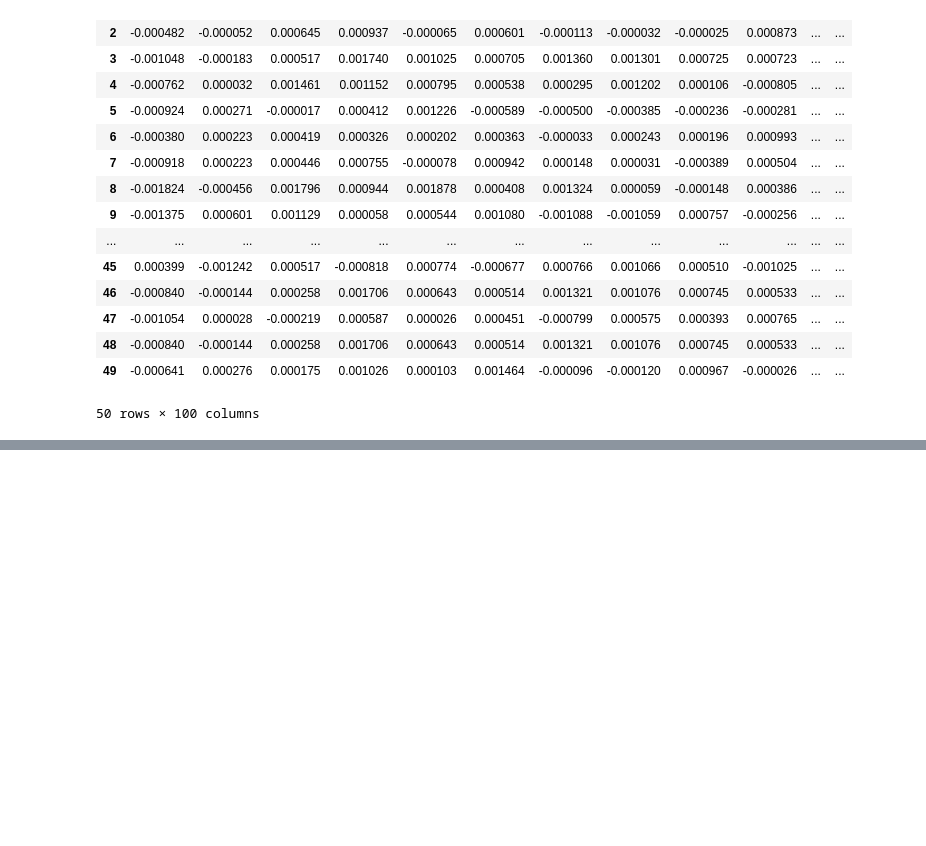
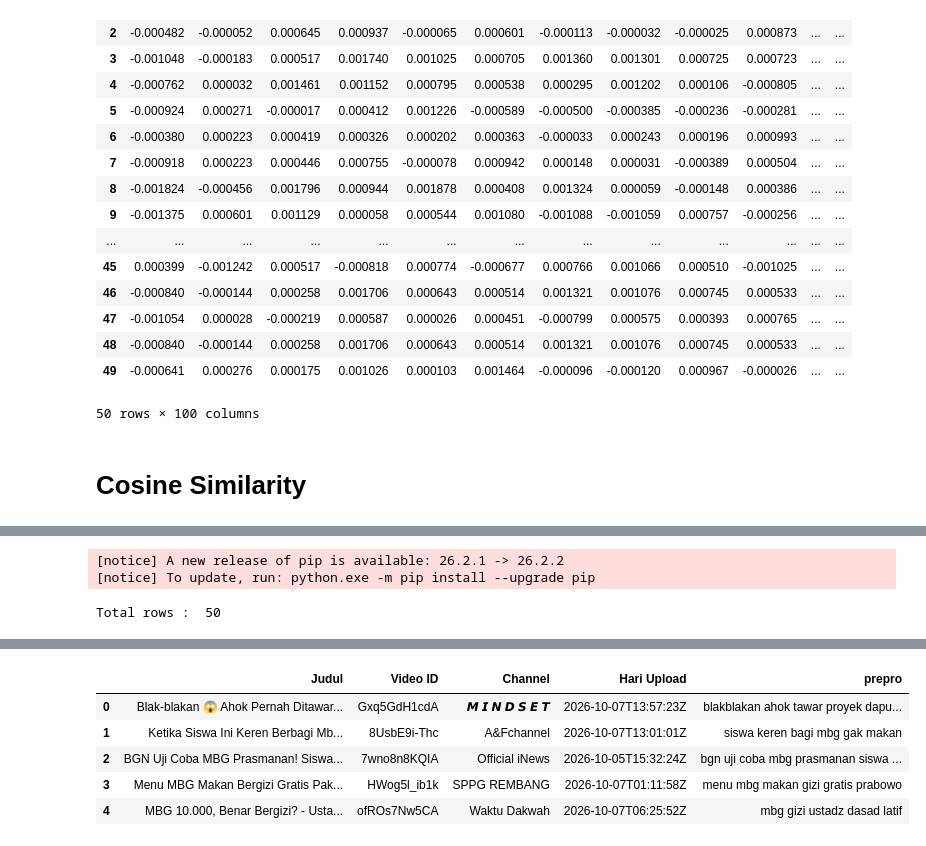
Before and after one commit to paluraheya/Tugas-Scraping-and-Preprocessing, a Jupyter notebook: kode_scraping_and_preprocessing.ipynb, the cells around one changed output, grey strips where cells are left out. Cells and saved outputs as stored; diff of their text form; code cells hidden in the pictures; blank space fills up the shorter version.

```diff
--- a/kode_scraping_and_preprocessing.ipynb
+++ b/kode_scraping_and_preprocessing.ipynb
@@ -846,0 +858,16 @@ fig.show()
+# %% [markdown]
+# Cosine Similarity
+# %%
+!pip install contractions
+import numpy as np
+import pandas as pd
+from nltk.stem import PorterStemmer
+from nltk.corpus import stopwords
+import sklearn
+import nltk
+nltk.download('stopwords')
+from IPython.display import display, HTML
+data = pd.read_csv("MBG_preprocessed.csv", header='infer')
+print("Total rows : ", len(data))
+display(HTML(data.head().to_html()))
+# %% [output]
@@ -846,0 +878,3 @@ fig.show()
+[notice] A new release of pip is available: 26.2.1 -> 26.2.2
+[notice] To update, run: python.exe -m pip install --upgrade pip
+Total rows :  50
@@ -846,0 +884,6 @@ fig.show()
+|  | Judul | Video ID | Channel | Hari Upload | prepro |
+| 0 | Blak-blakan 😱 Ahok Pernah Ditawar... | Gxq5GdH1cdA | 𝙈 𝙄 𝙉 𝘿 𝙎 𝙀 𝙏 | 2026-10-07T13:57:23Z | blakblakan ahok tawar proyek dapu... |
+| 1 | Ketika Siswa Ini Keren Berbagi Mb... | 8UsbE9i-Thc | A&Fchannel | 2026-10-07T13:01:01Z | siswa keren bagi mbg gak makan |
+| 2 | BGN Uji Coba MBG Prasmanan! Siswa... | 7wno8n8KQIA | Official iNews | 2026-10-05T15:32:24Z | bgn uji coba mbg prasmanan siswa ... |
+| 3 | Menu MBG Makan Bergizi Gratis Pak... | HWog5l_ib1k | SPPG REMBANG | 2026-10-07T01:11:58Z | menu mbg makan gizi gratis prabowo |
+| 4 | MBG 10.000, Benar Bergizi? - Usta... | ofROs7Nw5CA | Waktu Dakwah | 2026-10-07T06:25:52Z | mbg gizi ustadz dasad latif |
```
Also changed, not shown: parts of 8 cells of this notebook.
